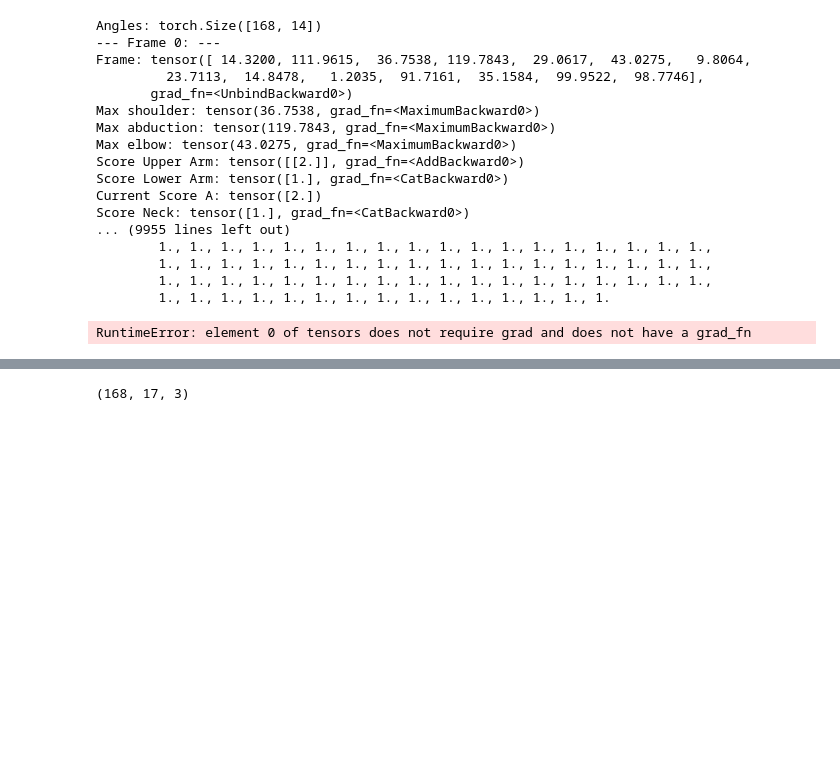
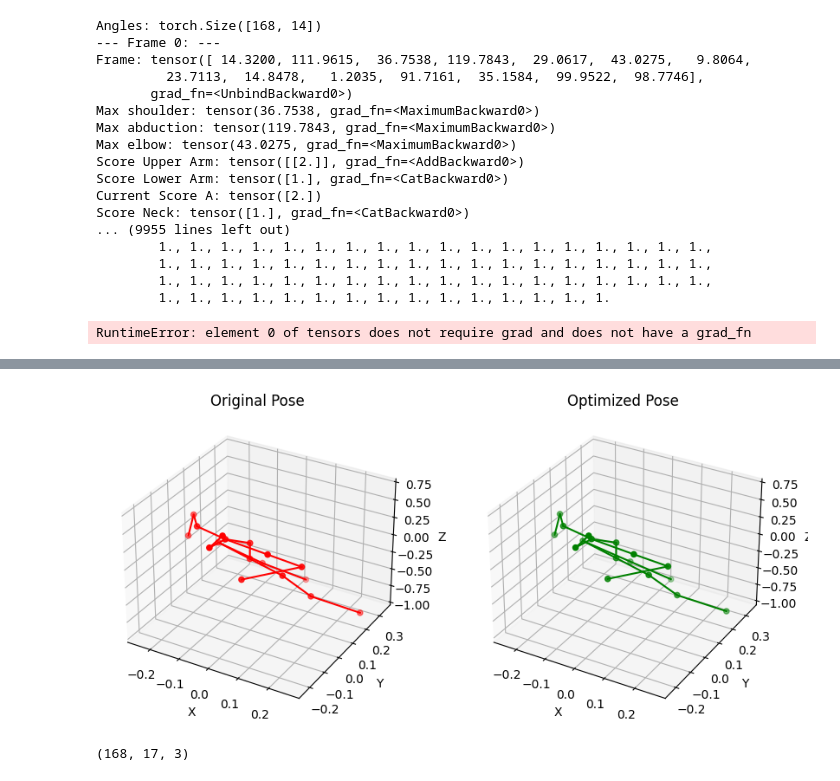
Before and after one commit to ZhuBit/corrective_ergonomics, a Jupyter notebook: pose_transfer.ipynb, the cells around one changed output, grey strips where cells are left out. Cells and saved outputs as stored; diff of their text form; code cells hidden in the pictures; blank space fills up the shorter version.

```diff
--- a/pose_transfer.ipynb
+++ b/pose_transfer.ipynb
@@ -190 +348,55 @@ Shape o
+# %%
+import matplotlib.pyplot as plt
+import matplotlib.animation as animation
+import numpy as np
+
+def visualize_poses_in_video(original_pose, optimized_pose):
+    # Number of frames
+    num_frames = original_pose.shape[0]
+
+    # Define pairs of keypoints to connect
+    pairs = [(0, 1), (0, 4), (0, 7), (7, 8), (8, 9), (9, 10), (4, 5), (1, 2), (5, 6), (2, 3),
+             (8, 11), (8, 14), (11, 12), (14, 15), (12, 13), (15, 16)]
+
+    # Initialize plot with two subplots
+    fig = plt.figure(figsize=(10, 5))
+    ax1 = fig.add_subplot(121, projection='3d')
+    ax2 = fig.add_subplot(122, projection='3d')
+
+    # Function to update each frame in the animation
+    def update_graph(num, original_pose, optimized_pose, pairs):
+        ax1.clear()
+        ax2.clear()
+
+        # Plot for original pose in red
+        x, y, z = original_pose[num, :, 0], original_pose[num, :, 2], -original_pose[num, :, 1]
+        ax1.scatter(x, y, z, color='red')
+        for pair in pairs:
+            ax1.plot([x[pair[0]], x[pair[1]]], [y[pair[0]], y[pair[1]]], [z[pair[0]], z[pair[1]]], color='red')
+        ax1.set_title('Original Pose')
+        ax1.set_xlabel('X')
+        ax1.set_ylabel('Y')
+        ax1.set_zlabel('Z')
+
+        # Plot for optimized pose in green
+        x, y, z = optimized_pose[num, :, 0], optimized_pose[num, :, 2], -optimized_pose[num, :, 1]
+        ax2.scatter(x, y, z, color='green')
+        for pair in pairs:
+            ax2.plot([x[pair[0]], x[pair[1]]], [y[pair[0]], y[pair[1]]], [z[pair[0]], z[pair[1]]], color='green')
+        ax2.set_title('Optimized Pose')
+        ax2.set_xlabel('X')
+        ax2.set_ylabel('Y')
+        ax2.set_zlabel('Z')
+
+        return fig,
+
+    # Create animation
+    ani = animation.FuncAnimation(fig, update_graph, fargs=(original_pose, optimized_pose, pairs),
+                                  frames=num_frames, interval=100, blit=False)
+
+    # Save the animation as a video
+    ani.save('poses_comparison.mp4', writer='ffmpeg', fps=10)
+visualize_poses_in_video(data_3d, optimized_pose)
+# %% [output]
+[figure, added]
 # %%
```
Also changed, not shown: parts of 8 cells of this notebook, 4 other files.
